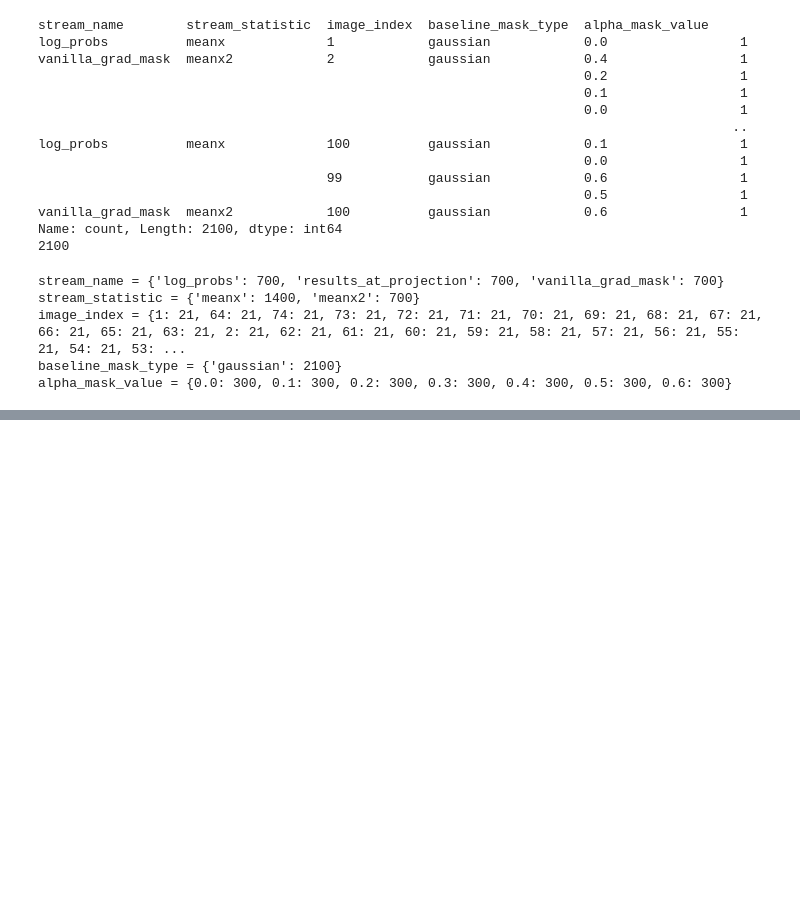
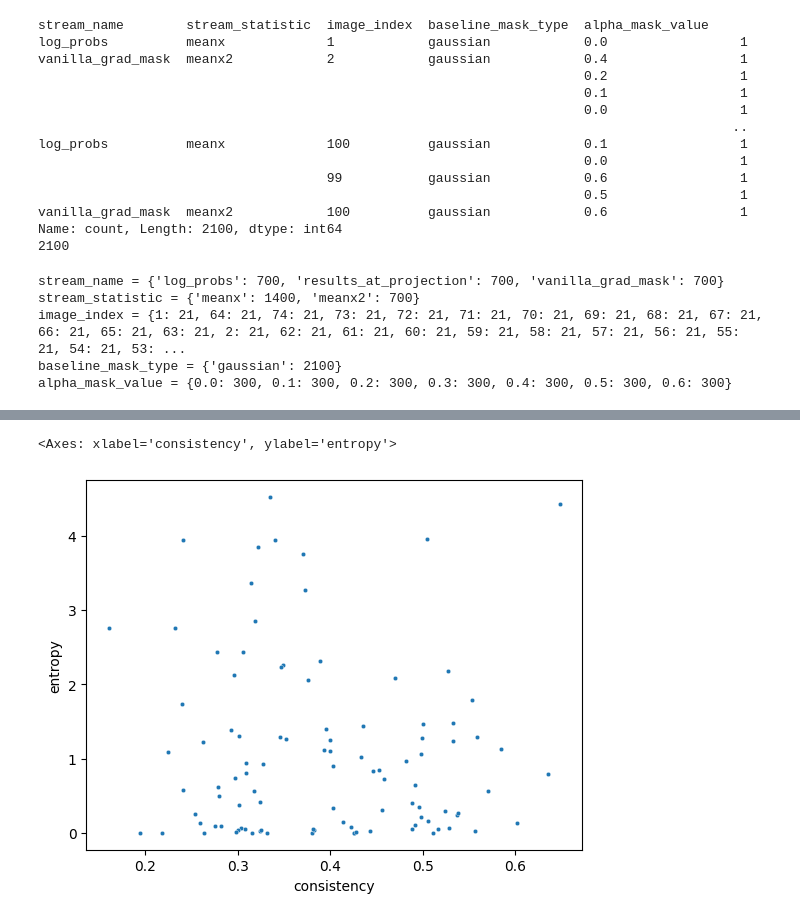
Before and after one commit to Amir-Mehrpanah/On-Spectral-Properties-of-Gradient-based-Explanation-Methods-ECCV24, a Jupyter notebook: experiments/experiment_6_0.ipynb, the cells around one changed output, grey strips where cells are left out. Drawn from its saved outputs; the diff is of its cells as text; code cells hidden in the pictures; blank space fills up the shorter version.

```diff
--- a/experiments/experiment_6_0.ipynb
+++ b/experiments/experiment_6_0.ipynb
@@ -172,0 +199,13 @@ save_axis(titles, fig, axes, save_output_dir)
+# %%
+# X@F is the random variable X at frequency F
+# entropy@0.0 vs consistency@avg
+sns.scatterplot(
+    x="consistency",
+    y="entropy",
+    # hue="alpha_mask_value",
+    data=temp[temp["alpha_mask_value"]==0.0],
+    s=10,
+)
+# %% [output]
+<Axes: xlabel='consistency', ylabel='entropy'>
+[figure, added]
```
Also changed, not shown: parts of 9 cells of this notebook, 6 other files.
